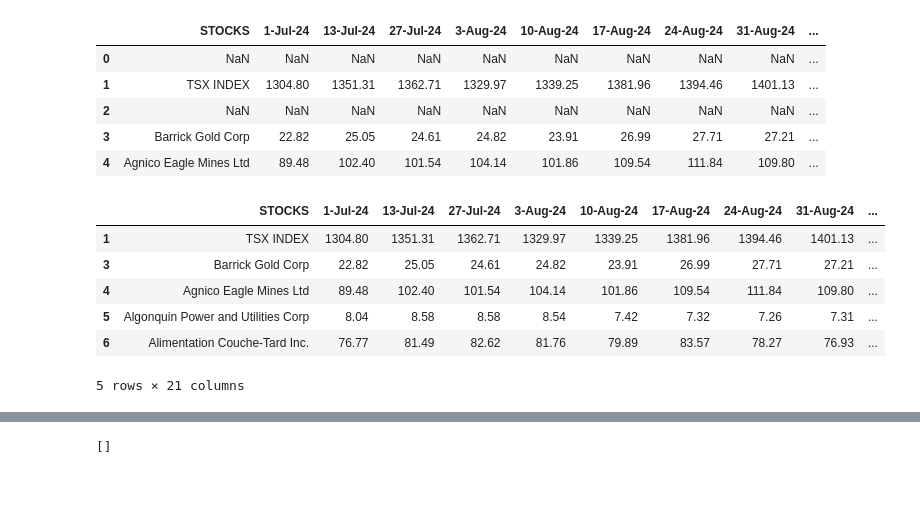
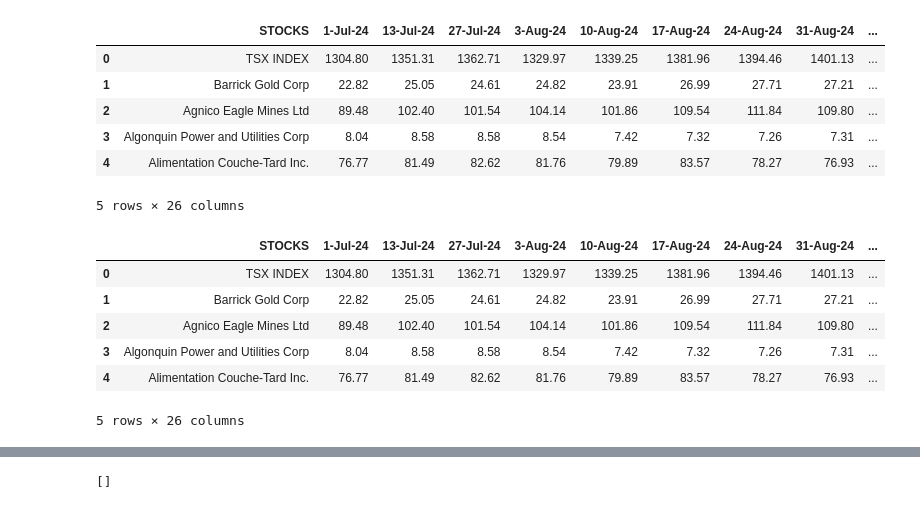
Before and after one commit to bhagavankumar/Data_Science, a Jupyter notebook: stocks_similarity_with_percentage.ipynb, the cells around one changed output, grey strips where cells are left out. Drawn from its saved outputs; the diff is of its cells as text; code cells hidden in the pictures.

```diff
--- a/stocks_similarity_with_percentage.ipynb
+++ b/stocks_similarity_with_percentage.ipynb
@@ -1,16 +1,17 @@
 # %%
 import pandas as pd
 import numpy as np
-stocks=pd.read_csv("TSX 60_latest.csv")
+stocks=pd.read_csv("TSX 60.csv")
 # %%
 stocks.head()
 # %% [output]
 |  | STOCKS | 1-Jul-24 | 13-Jul-24 | 27-Jul-24 | 3-Aug-24 | 10-Aug-24 | 17-Aug-24 | 24-Aug-24 | 31-Aug-24 | ... |
-| 0 | NaN | NaN | NaN | NaN | NaN | NaN | NaN | NaN | NaN | ... |
-| 1 | TSX INDEX | 1304.80 | 1351.31 | 1362.71 | 1329.97 | 1339.25 | 1381.96 | 1394.46 | 1401.13 | ... |
-| 2 | NaN | NaN | NaN | NaN | NaN | NaN | NaN | NaN | NaN | ... |
-| 3 | Barrick Gold Corp | 22.82 | 25.05 | 24.61 | 24.82 | 23.91 | 26.99 | 27.71 | 27.21 | ... |
-| 4 | Agnico Eagle Mines Ltd | 89.48 | 102.40 | 101.54 | 104.14 | 101.86 | 109.54 | 111.84 | 109.80 | ... |
+| 0 | TSX INDEX | 1304.80 | 1351.31 | 1362.71 | 1329.97 | 1339.25 | 1381.96 | 1394.46 | 1401.13 | ... |
+| 1 | Barrick Gold Corp | 22.82 | 25.05 | 24.61 | 24.82 | 23.91 | 26.99 | 27.71 | 27.21 | ... |
+| 2 | Agnico Eagle Mines Ltd | 89.48 | 102.40 | 101.54 | 104.14 | 101.86 | 109.54 | 111.84 | 109.80 | ... |
+| 3 | Algonquin Power and Utilities Corp | 8.04 | 8.58 | 8.58 | 8.54 | 7.42 | 7.32 | 7.26 | 7.31 | ... |
+| 4 | Alimentation Couche-Tard Inc. | 76.77 | 81.49 | 82.62 | 81.76 | 79.89 | 83.57 | 78.27 | 76.93 | ... |
+5 rows × 26 columns
 # %%
 stocks.drop(stocks.columns[stocks.columns.str.contains('unnamed',case = False)],axis = 1, inplace = True)
 # %%
@@ -21,22 +22,25 @@ def percentage_change(col1,col2):
 # %%
 stocks['a'] = percentage_change(stocks['1-Jul-24'], stocks['13-Jul-24'])
 stocks['b'] =  percentage_change(stocks['13-Jul-24'], stocks['27-Jul-24'])
 stocks['c'] =  percentage_change(stocks['27-Jul-24'], stocks['3-Aug-24'])
 stocks['d'] =  percentage_change(stocks['3-Aug-24'], stocks['10-Aug-24'])
 stocks['e'] =  percentage_change(stocks['10-Aug-24'], stocks['17-Aug-24'])
 stocks['f'] =  percentage_change(stocks['17-Aug-24'], stocks['24-Aug-24'])
 stocks['g'] =  percentage_change(stocks['24-Aug-24'], stocks['31-Aug-24'])
 stocks['h'] =  percentage_change(stocks['31-Aug-24'], stocks['8-Sep-24'])
 stocks['i'] =  percentage_change(stocks['8-Sep-24'], stocks['15-Sep-24'])
+stocks['j'] =  percentage_change(stocks['15-Sep-24'], stocks['22-Sep-24'])
+stocks['k'] =  percentage_change(stocks['22-Sep-24'], stocks['29-Sep-24'])
+stocks['l'] =  percentage_change(stocks['29-Sep-24'], stocks['6-Oct-24'])
 stocks.head()
 # %% [output]
 |  | STOCKS | 1-Jul-24 | 13-Jul-24 | 27-Jul-24 | 3-Aug-24 | 10-Aug-24 | 17-Aug-24 | 24-Aug-24 | 31-Aug-24 | ... |
-| 1 | TSX INDEX | 1304.80 | 1351.31 | 1362.71 | 1329.97 | 1339.25 | 1381.96 | 1394.46 | 1401.13 | ... |
-| 3 | Barrick Gold Corp | 22.82 | 25.05 | 24.61 | 24.82 | 23.91 | 26.99 | 27.71 | 27.21 | ... |
-| 4 | Agnico Eagle Mines Ltd | 89.48 | 102.40 | 101.54 | 104.14 | 101.86 | 109.54 | 111.84 | 109.80 | ... |
-| 5 | Algonquin Power and Utilities Corp | 8.04 | 8.58 | 8.58 | 8.54 | 7.42 | 7.32 | 7.26 | 7.31 | ... |
-| 6 | Alimentation Couche-Tard Inc. | 76.77 | 81.49 | 82.62 | 81.76 | 79.89 | 83.57 | 78.27 | 76.93 | ... |
+| 0 | TSX INDEX | 1304.80 | 1351.31 | 1362.71 | 1329.97 | 1339.25 | 1381.96 | 1394.46 | 1401.13 | ... |
+| 1 | Barrick Gold Corp | 22.82 | 25.05 | 24.61 | 24.82 | 23.91 | 26.99 | 27.71 | 27.21 | ... |
+| 2 | Agnico Eagle Mines Ltd | 89.48 | 102.40 | 101.54 | 104.14 | 101.86 | 109.54 | 111.84 | 109.80 | ... |
+| 3 | Algonquin Power and Utilities Corp | 8.04 | 8.58 | 8.58 | 8.54 | 7.42 | 7.32 | 7.26 | 7.31 | ... |
+| 4 | Alimentation Couche-Tard Inc. | 76.77 | 81.49 | 82.62 | 81.76 | 79.89 | 83.57 | 78.27 | 76.93 | ... |
-5 rows × 21 columns
+5 rows × 26 columns
 # %%
 stocks.drop(['STOCKS'],axis=1,inplace=True)
 # %%
```
Also changed, not shown: parts of 12 cells of this notebook.
